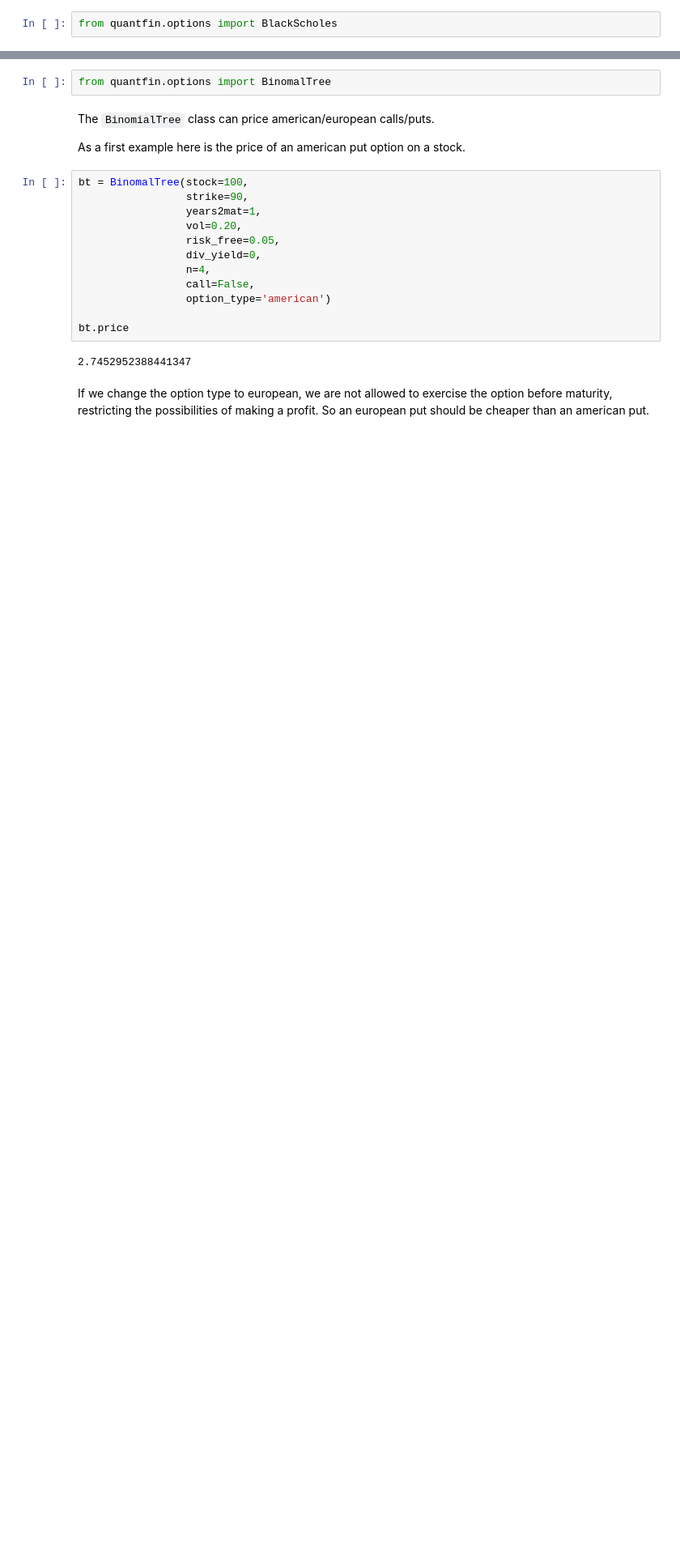
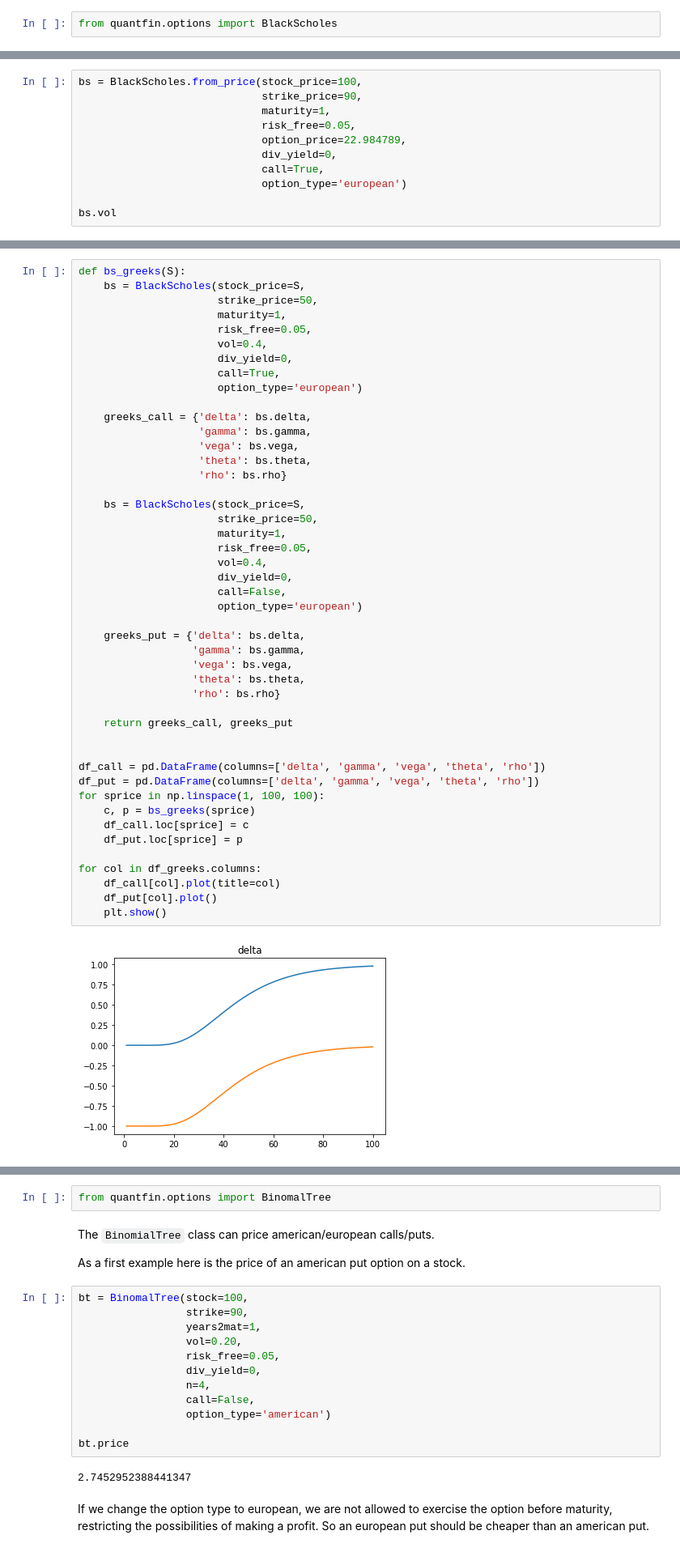
Before and after one commit to gusamarante/QuantFin, a Jupyter notebook: quantfin_examples.ipynb, the cells around one changed output, grey strips where cells are left out. Shown at 81% size. Saved outputs shown, nothing was run; the diff lists cells and outputs as text; blank space fills up the shorter version.

Commit message:
Added examples for the blackscholes class in the notebook

```diff
--- a/quantfin_examples.ipynb
+++ b/quantfin_examples.ipynb
@@ -18,0 +40,11 @@ from quantfin.options import BlackScholes
+# %%
+bs = BlackScholes.from_price(stock_price=100,
+                             strike_price=90,
+                             maturity=1,
+                             risk_free=0.05,
+                             option_price=22.984789,
+                             div_yield=0,
+                             call=True,
+                             option_type='european')
+
+bs.vol
@@ -18,0 +55,48 @@ from quantfin.options import BlackScholes
+# %%
+def bs_greeks(S):
+    bs = BlackScholes(stock_price=S,
+                      strike_price=50,
+                      maturity=1,
+                      risk_free=0.05,
+                      vol=0.4,
+                      div_yield=0,
+                      call=True,
+                      option_type='european')
+
+    greeks_call = {'delta': bs.delta,
+                   'gamma': bs.gamma,
+                   'vega': bs.vega,
+                   'theta': bs.theta,
+                   'rho': bs.rho}
+
+    bs = BlackScholes(stock_price=S,
+                      strike_price=50,
+                      maturity=1,
+                      risk_free=0.05,
+                      vol=0.4,
+                      div_yield=0,
+                      call=False,
+                      option_type='european')
+
+    greeks_put = {'delta': bs.delta,
+                  'gamma': bs.gamma,
+                  'vega': bs.vega,
+                  'theta': bs.theta,
+                  'rho': bs.rho}
+
+    return greeks_call, greeks_put
+
+
+df_call = pd.DataFrame(columns=['delta', 'gamma', 'vega', 'theta', 'rho'])
+df_put = pd.DataFrame(columns=['delta', 'gamma', 'vega', 'theta', 'rho'])
+for sprice in np.linspace(1, 100, 100):
+    c, p = bs_greeks(sprice)
+    df_call.loc[sprice] = c
+    df_put.loc[sprice] = p
+
+for col in df_greeks.columns:
+    df_call[col].plot(title=col)
+    df_put[col].plot()
+    plt.show()
+# %% [output]
+[figure, added]
```
Also changed, not shown: parts of 10 cells of this notebook, 1 other file.
